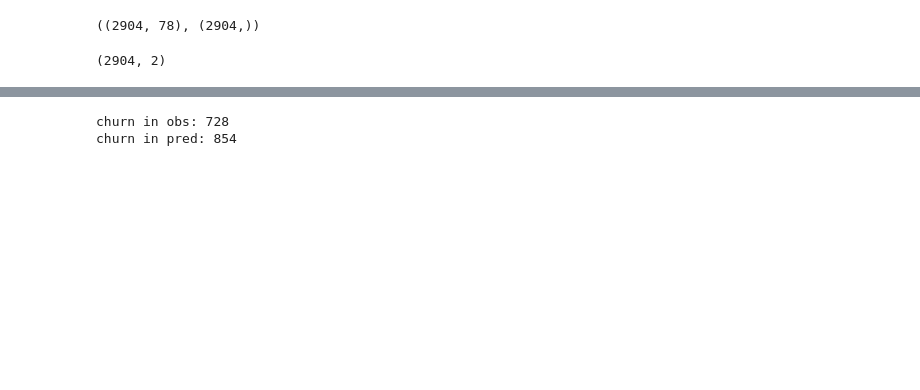
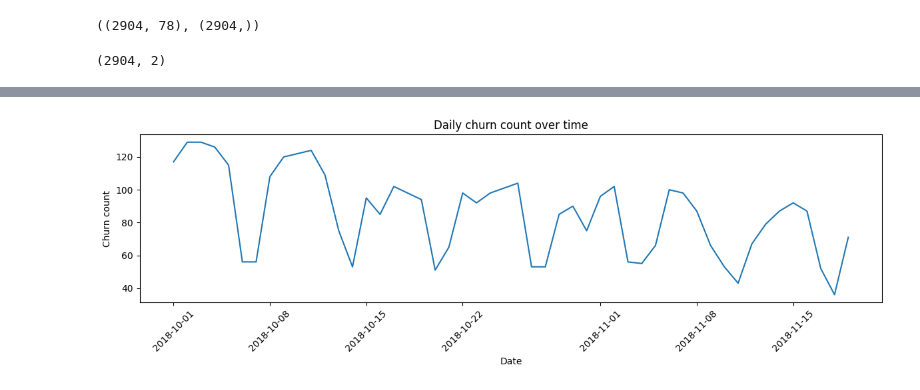
Before and after one commit to Conni2/churn_python, a Jupyter notebook: Threshold test.ipynb, the cells around one changed output, grey strips where cells are left out. Saved outputs shown, nothing was run; the diff lists cells and outputs as text; code cells hidden in the pictures; blank space fills up the shorter version.

```diff
--- a/Threshold test.ipynb
+++ b/Threshold test.ipynb
@@ -1265,22 +1269,29 @@ plot_model_importance(best_model, X_train, top_n=40)
-# %%
-# 예를 들어 한 window에 대해
-obs_mask = (df['time'] >= observation_start) & (df['time'] < observation_end)
-pred_mask = (df['time'] >= observation_end) & (df['time'] < prediction_end)
-
-obs_churn_users = df[obs_mask & (df['page']=='Cancellation Confirmation')]['userId'].unique()
-pred_churn_users = df[pred_mask & (df['page']=='Cancellation Confirmation')]['userId'].unique()
-
-print("churn in obs:", len(obs_churn_users))
-print("churn in pred:", len(pred_churn_users))
-# %% [output]
-churn in obs: 728
-churn in pred: 854
 # %%
-importances = best_model.named_steps['clf'].feature_importances_
-feat_names = X_train.columns
+import matplotlib.pyplot as plt
 
-# importance 기준으로 정렬
-ranked = sorted(zip(feat_names, importances), key=lambda x: -x[1])
+# 1) churn 이벤트만 뽑기
+churn_events = train[train['page'] == 'Cancellation Confirmation'].copy()
 
-# 상위 30개만 선택
-top30_features = [f for f, imp in ranked[:30]]
+# 2) 날짜 단위로 보고 싶으면 (일자별)
+churn_events['date'] = churn_events['time'].dt.floor('D')
+daily_churn = (
+    churn_events.groupby('date')
+    .size()
+    .reset_index(name='churn_count')
+)
+
+plt.figure(figsize=(12, 4))
+plt.plot(daily_churn['date'], daily_churn['churn_count'])
+plt.xlabel('Date')
+plt.ylabel('Churn count')
+plt.title('Daily churn count over time')
+plt.xticks(rotation=45)
+plt.tight_layout()
+plt.show()
+
+# 만약 시간 단위(시간까지)로 보고 싶으면:
+# churn_events['hour'] = churn_events['time'].dt.floor('H')
+# hourly_churn = churn_events.groupby('hour').size().reset_index(name='churn_count')
+# ... 같은 방식으로 plot
+# %% [output]
+[figure, added]
```
Also changed, not shown: parts of 17 cells of this notebook.
